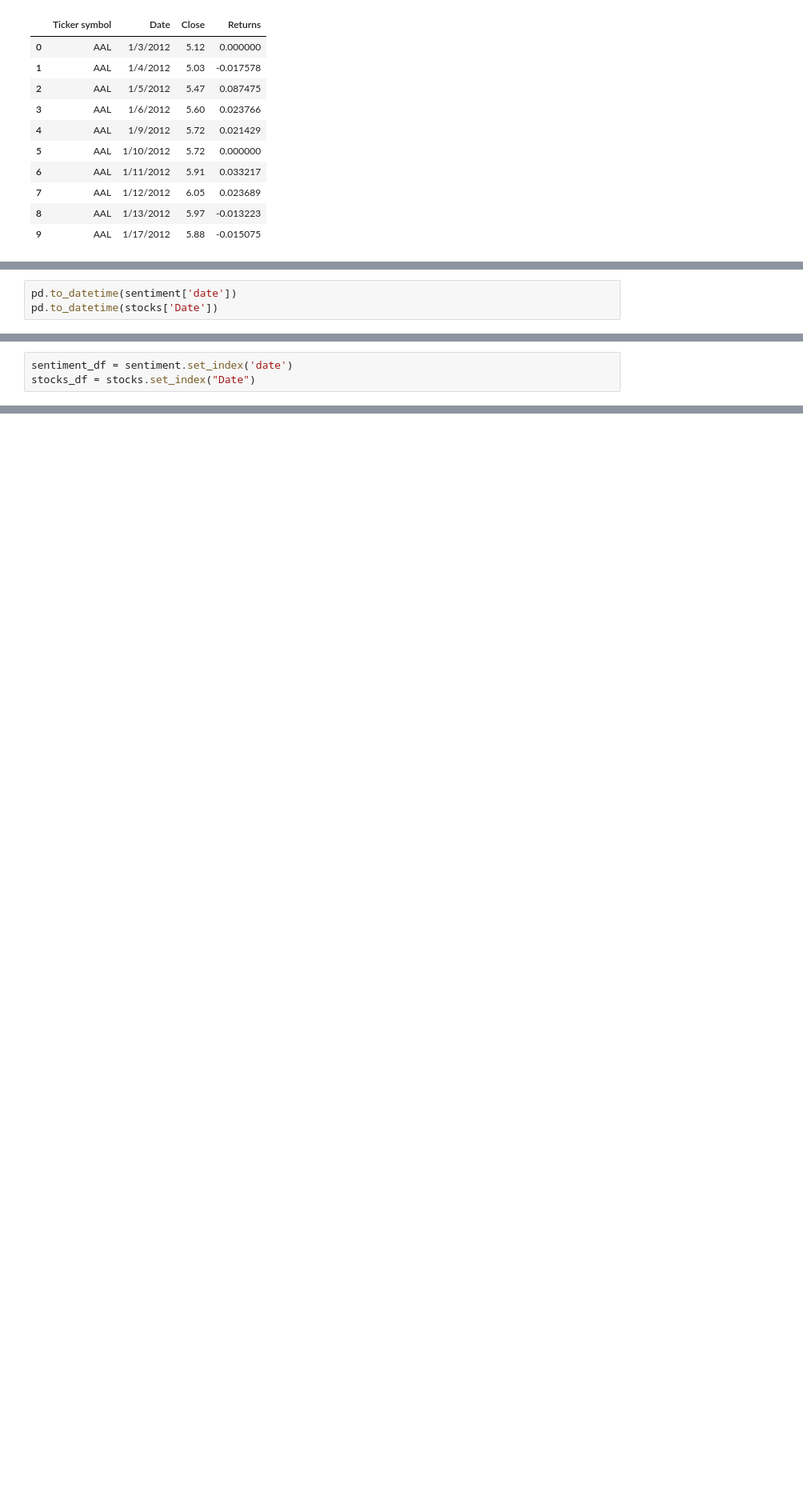
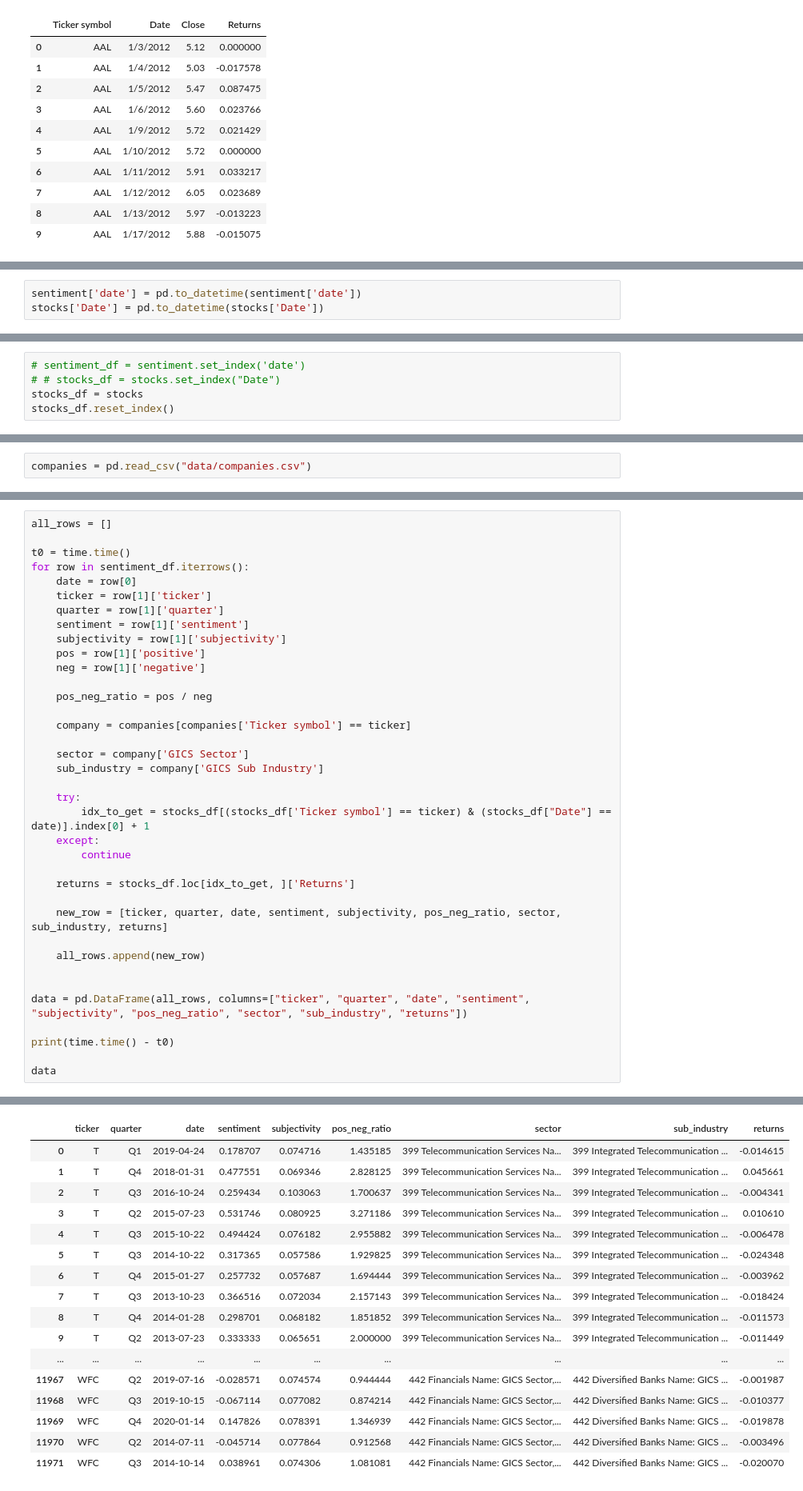
Before and after one commit to KubaWernerowski/rise-of-data, a Jupyter notebook: Sentiment_Analysis.ipynb, the cells around one changed output, grey strips where cells are left out. Shown at 80% size. Cells and saved outputs as stored; diff of their text form; blank space fills up the shorter version.

Commit message:
Finished data cleaning. Data ready to analyze

```diff
--- a/Sentiment_Analysis.ipynb
+++ b/Sentiment_Analysis.ipynb
@@ -267,3 +208,3 @@ new.head()
 # %%
-pd.to_datetime(sentiment['date'])
-pd.to_datetime(stocks['Date'])
+sentiment['date'] = pd.to_datetime(sentiment['date'])
+stocks['Date'] = pd.to_datetime(stocks['Date'])
@@ -288,3 +211,5 @@ Name: date, Length: 12379, dtype: datetime64[ns]
 # %%
-sentiment_df = sentiment.set_index('date')
-stocks_df = stocks.set_index("Date")
+# sentiment_df = sentiment.set_index('date')
+# # stocks_df = stocks.set_index("Date")
+stocks_df = stocks
+stocks_df.reset_index()
@@ -314,0 +237,2 @@ new_df.head(50)
+# %%
+companies = pd.read_csv("data/companies.csv")
@@ -314,0 +242,38 @@ new_df.head(50)
+# %%
+all_rows = []
+
+t0 = time.time()
+for row in sentiment_df.iterrows():
+    date = row[0]
+    ticker = row[1]['ticker']
+    quarter = row[1]['quarter']
+    sentiment = row[1]['sentiment']
+    subjectivity = row[1]['subjectivity']
+    pos = row[1]['positive']
+    neg = row[1]['negative']
+
+    pos_neg_ratio = pos / neg
+
+    company = companies[companies['Ticker symbol'] == ticker]
+
+    sector = company['GICS Sector']
+    sub_industry = company['GICS Sub Industry']
+
+    try:
+        idx_to_get = stocks_df[(stocks_df['Ticker symbol'] == ticker) & (stocks_df["Date"] == date)].index[0] + 1
+    except:
+        continue
+
+    returns = stocks_df.loc[idx_to_get, ]['Returns']
+
+    new_row = [ticker, quarter, date, sentiment, subjectivity, pos_neg_ratio, sector, sub_industry, returns]
+
+    all_rows.append(new_row)
+
+
+data = pd.DataFrame(all_rows, columns=["ticker", "quarter", "date", "sentiment", "subjectivity", "pos_neg_ratio", "sector", "sub_industry", "returns"])
+
+print(time.time() - t0)
+
+data
+# %% [output]
@@ -314,0 +281,17 @@ new_df.head(50)
+|  | ticker | quarter | date | sentiment | subjectivity | pos_neg_ratio | sector | sub_industry | returns |
+| 0 | T | Q1 | 2019-04-24 | 0.178707 | 0.074716 | 1.435185 | 399 Telecommunication Services Na... | 399 Integrated Telecommunication ... | -0.014615 |
+| 1 | T | Q4 | 2018-01-31 | 0.477551 | 0.069346 | 2.828125 | 399 Telecommunication Services Na... | 399 Integrated Telecommunication ... | 0.045661 |
+| 2 | T | Q3 | 2016-10-24 | 0.259434 | 0.103063 | 1.700637 | 399 Telecommunication Services Na... | 399 Integrated Telecommunication ... | -0.004341 |
+| 3 | T | Q2 | 2015-07-23 | 0.531746 | 0.080925 | 3.271186 | 399 Telecommunication Services Na... | 399 Integrated Telecommunication ... | 0.010610 |
+| 4 | T | Q3 | 2015-10-22 | 0.494424 | 0.076182 | 2.955882 | 399 Telecommunication Services Na... | 399 Integrated Telecommunication ... | -0.006478 |
+| 5 | T | Q3 | 2014-10-22 | 0.317365 | 0.057586 | 1.929825 | 399 Telecommunication Services Na... | 399 Integrated Telecommunication ... | -0.024348 |
+| 6 | T | Q4 | 2015-01-27 | 0.257732 | 0.057687 | 1.694444 | 399 Telecommunication Services Na... | 399 Integrated Telecommunication ... | -0.003962 |
+| 7 | T | Q3 | 2013-10-23 | 0.366516 | 0.072034 | 2.157143 | 399 Telecommunication Services Na... | 399 Integrated Telecommunication ... | -0.018424 |
+| 8 | T | Q4 | 2014-01-28 | 0.298701 | 0.068182 | 1.851852 | 399 Telecommunication Services Na... | 399 Integrated Telecommunication ... | -0.011573 |
+| 9 | T | Q2 | 2013-07-23 | 0.333333 | 0.065651 | 2.000000 | 399 Telecommunication Services Na... | 399 Integrated Telecommunication ... | -0.011449 |
+| ... | ... | ... | ... | ... | ... | ... | ... | ... | ... |
+| 11967 | WFC | Q2 | 2019-07-16 | -0.028571 | 0.074574 | 0.944444 | 442 Financials Name: GICS Sector,... | 442 Diversified Banks Name: GICS ... | -0.001987 |
+| 11968 | WFC | Q3 | 2019-10-15 | -0.067114 | 0.077082 | 0.874214 | 442 Financials Name: GICS Sector,... | 442 Diversified Banks Name: GICS ... | -0.010377 |
+| 11969 | WFC | Q4 | 2020-01-14 | 0.147826 | 0.078391 | 1.346939 | 442 Financials Name: GICS Sector,... | 442 Diversified Banks Name: GICS ... | -0.019878 |
+| 11970 | WFC | Q2 | 2014-07-11 | -0.045714 | 0.077864 | 0.912568 | 442 Financials Name: GICS Sector,... | 442 Diversified Banks Name: GICS ... | -0.003496 |
+| 11971 | WFC | Q3 | 2014-10-14 | 0.038961 | 0.074306 | 1.081081 | 442 Financials Name: GICS Sector,... | 442 Diversified Banks Name: GICS ... | -0.020070 |
```
Also changed, not shown: parts of 23 cells of this notebook.
